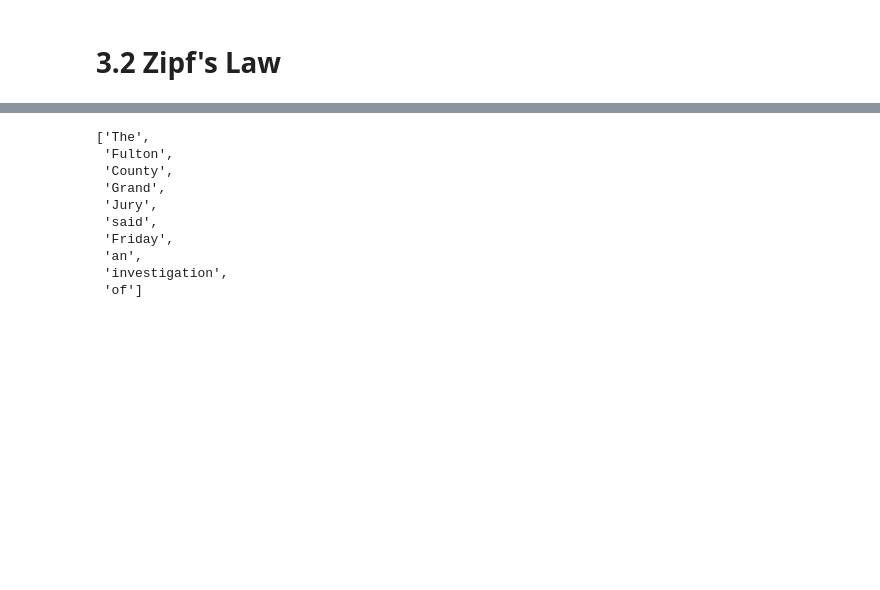
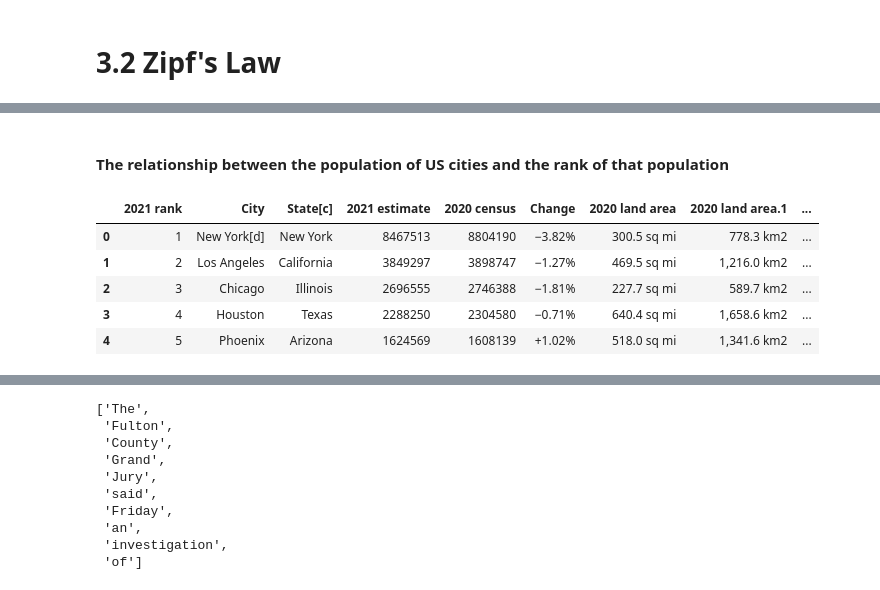
Before and after one commit to YeabinMoonEcon/BUS211, a Jupyter notebook: BUS243_NLP/lecture_codes/lecture3.ipynb, the cells around one changed output, grey strips where cells are left out. Saved outputs shown, nothing was run; the diff lists cells and outputs as text; code cells hidden in the pictures; blank space fills up the shorter version.

```diff
--- a/BUS243_NLP/lecture_codes/lecture3.ipynb
+++ b/BUS243_NLP/lecture_codes/lecture3.ipynb
@@ -327,0 +319,12 @@ print(len(brown.words()))  # words is a builtin method of the nltk corpus object
+# %% [markdown]
+#### The relationship between the population of US cities and the rank of that population
+# %%
+dfs = pd.read_html('https://en.wikipedia.org/wiki/List_of_United_States_cities_by_population', header=0)
+dfs[4].head(5)
+# %% [output]
+|  | 2021 rank | City | State[c] | 2021 estimate | 2020 census | Change | 2020 land area | 2020 land area.1 | ... |
+| 0 | 1 | New York[d] | New York | 8467513 | 8804190 | −3.82% | 300.5 sq mi | 778.3 km2 | ... |
+| 1 | 2 | Los Angeles | California | 3849297 | 3898747 | −1.27% | 469.5 sq mi | 1,216.0 km2 | ... |
+| 2 | 3 | Chicago | Illinois | 2696555 | 2746388 | −1.81% | 227.7 sq mi | 589.7 km2 | ... |
+| 3 | 4 | Houston | Texas | 2288250 | 2304580 | −0.71% | 640.4 sq mi | 1,658.6 km2 | ... |
+| 4 | 5 | Phoenix | Arizona | 1624569 | 1608139 | +1.02% | 518.0 sq mi | 1,341.6 km2 | ... |
```
Also changed, not shown: parts of 36 cells of this notebook, 3 other files.
